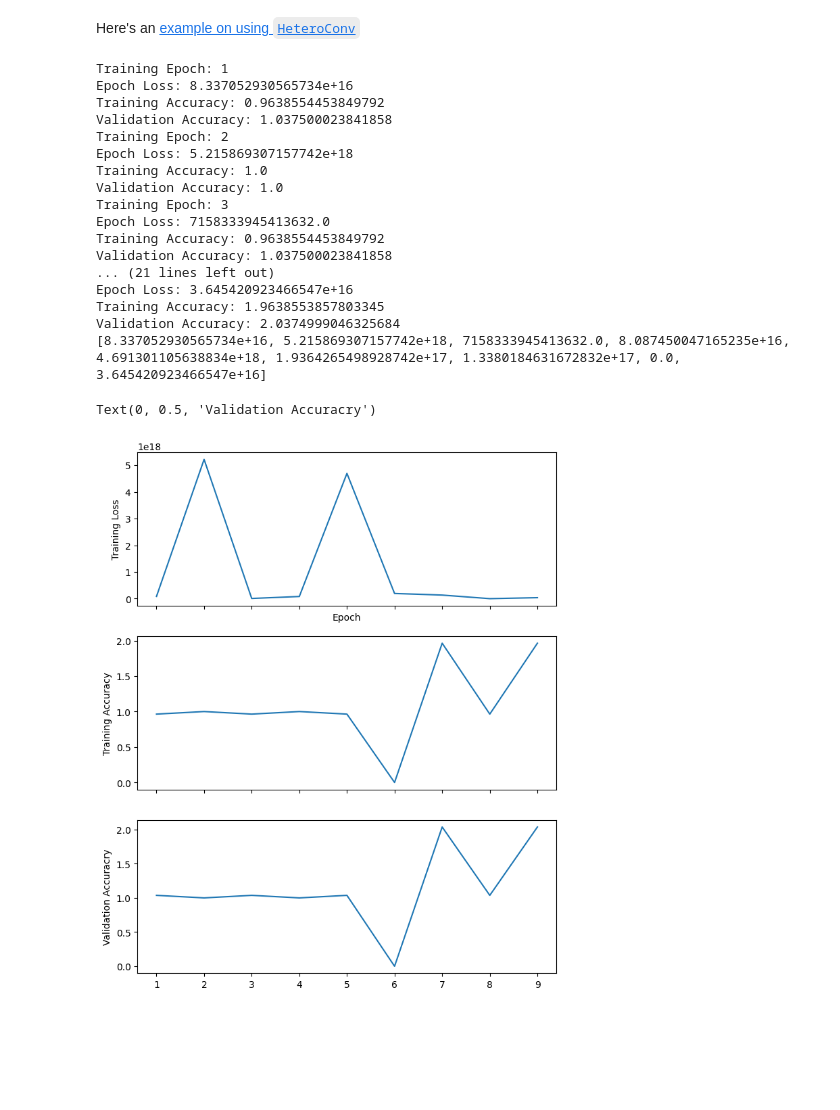
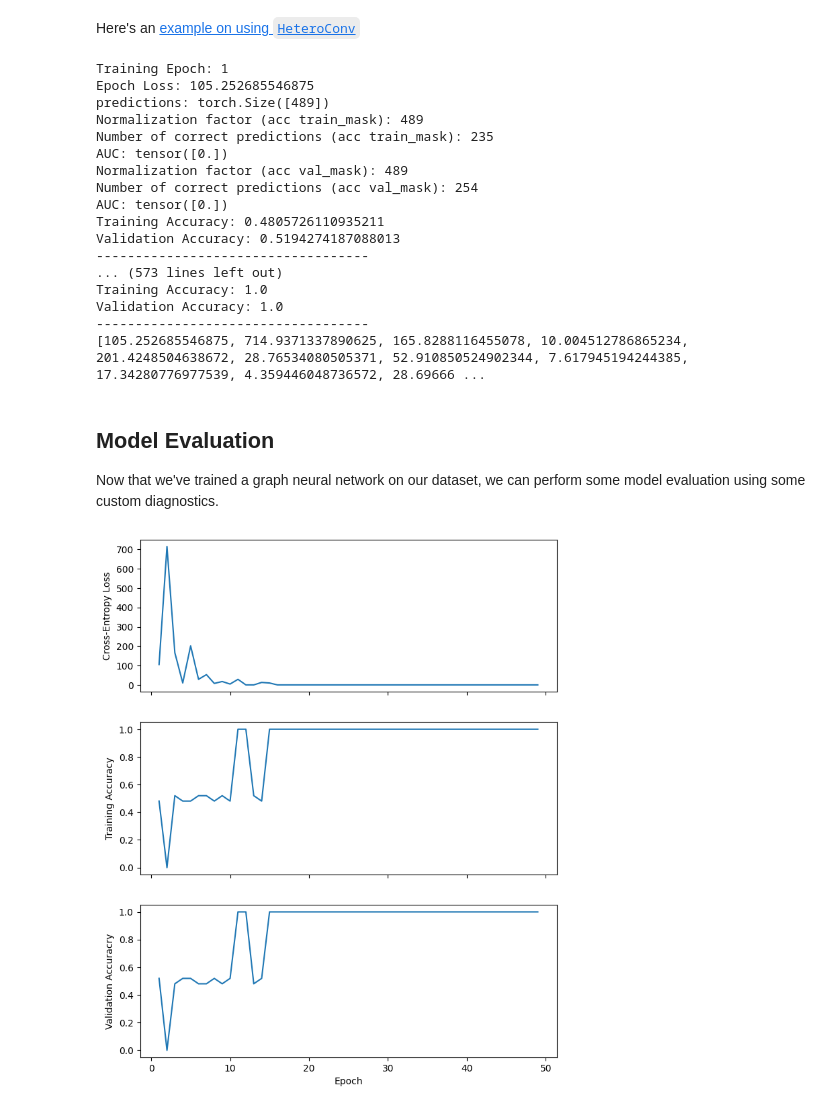
Before and after one commit to andrewbowen19/CUNY-SQLBridge, a Jupyter notebook: Feature_Engineering.ipynb, the cells around one changed output. Drawn from its saved outputs; the diff is of its cells as text; code cells hidden in the pictures; blank space fills up the shorter version.

```diff
--- a/Feature_Engineering.ipynb
+++ b/Feature_Engineering.ipynb
@@ -250,6 +256,8 @@ This data helps us to identify the *presence* of given chemical agents within a
 # Replace old site/facility codes to match standard values
 ih_data['facility'] = ih_data['facility'].str.replace("SRP", "SRS").str.replace("ZIA", "LANL")
 ih_data['agent'] = ih_data['agent'].str.lower()
+
+ih_data['quantity'] = ih_data['quantity'].str.replace("", "0").astype(float)
 
 # Lookup site number for each agent
 ih_data = ih_data.merge(sites_df[['code', "site_code", "site_id"]],
@@ -599,7 +630,7 @@ Number of Unique Employees in dataset: 487
 data['site'].x = sites.to(torch.float)
 
 # Node features for buildings: TODO(abowen): encode more builidng features maybe?
-building_node_features = torch.tensor(buildings[['building_id', 'date']].values.tolist(), dtype=torch.long).to(torch.float)
+building_node_features = torch.tensor(buildings[['building_id', 'age']].values.tolist(), dtype=torch.long).to(torch.float)
 data['building'].x = building_node_features
 
 # Node features for Agents
@@ -755,15 +788,18 @@ data, model = data.to(device), model.to(device)
 # %% [markdown]
 Here's an [example on using `HeteroConv`](https://github.com/pyg-team/pytorch_geometric/blob/master/examples/hetero/hetero_conv_dblp.py)
 # %%
-#with torch.no_grad():  # Initialize lazy modules.
-#    out = model(data.x_dict, data.edge_index_dict)
-optimizer = torch.optim.Adam(model.parameters(), lr=0.01)
+with torch.no_grad():  # Initialize lazy modules
+   out = model(data.x_dict, data.edge_index_dict)
+from torcheval.metrics.aggregation.auc import AUC
+optimizer = torch.optim.Adam(model.parameters(), lr=0.005, weight_decay=0.001)
 
 def train():
     model.train()
     optimizer.zero_grad()
     out = model.forward(data.x_dict, data.edge_index_dict)
     mask = data['employee'].train_mask
+    # print(out[mask])
+    # print(data['employee'].y[mask].to(torch.long))
 
     loss = F.cross_entropy(out[mask], data['employee'].y[mask].to(torch.long))
     loss.backward()
@@ -774,19 +810,33 @@ def train():
 @torch.no_grad()
 def test():
     model.eval()
-    pred = model(data.x_dict, data.edge_index_dict).argmax(dim=-1)
+    pred = model(data.x_dict, data.edge_index_dict).argmax(dim=1)#, keepdim=True)
+    print(f"predictions: {pred.shape}")
 
     accs = []
     for split in ['train_mask', 'val_mask']:
         mask = data['employee'][split]
-        acc = (pred[mask] == data['employee'].y[mask]).sum() / mask.sum()
+        norm = len(data['employee'].y[mask])
+        print(f"Normalization factor (acc {split}):", norm)
+        # Compare masked redicted values (from model) to labels in data (masked)
+        predictions = pred[mask]
+        true_labels = data['employee'].y[mask]
+        correct_preds = predictions.eq(true_labels)#pred[mask] == data['employee'].y[mask]
+
+        num_correct = correct_preds.sum()
+        print(f"Number of correct predictions (acc {split}): {num_correct}")
+        auc = AUC()
+        auc.update(true_labels, pred)
+        auc_metric = auc.compute()
+        print(f"AUC: {auc_metric}")
+        acc = num_correct / norm
         accs.append(float(acc))
     return accs
 
 losses = []
 train_accs = []
 val_accs = []
-num_epochs = 10
+num_epochs = 50
 for epoch in range(1, num_epochs):
     print(f"Training Epoch: {epoch}")
     loss = train()
@@ -798,42 +848,47 @@ for epoch in range(1, num_epochs):
     train_accs.append(train_acc)
     print(f"Validation Accuracy: {val_acc}")
     val_accs.append(val_acc)
+    print("-----------------------------------")
 
 print(losses)
 # %% [output]
 Training Epoch: 1
-Epoch Loss: 8.337052930565734e+16
-Training Accuracy: 0.9638554453849792
-Validation Accuracy: 1.037500023841858
-Training Epoch: 2
-Epoch Loss: 5.215869307157742e+18
+Epoch Loss: 105.252685546875
+predictions: torch.Size([489])
+Normalization factor (acc train_mask): 489
+Number of correct predictions (acc train_mask): 235
+AUC: tensor([0.])
+Normalization factor (acc val_mask): 489
+Number of correct predictions (acc val_mask): 254
+AUC: tensor([0.])
+Training Accuracy: 0.4805726110935211
+Validation Accuracy: 0.5194274187088013
+-----------------------------------
+... (573 lines left out)
 Training Accuracy: 1.0
 Validation Accuracy: 1.0
-Training Epoch: 3
-Epoch Loss: 7158333945413632.0
-Training Accuracy: 0.9638554453849792
-Validation Accuracy: 1.037500023841858
-... (21 lines left out)
-Epoch Loss: 3.645420923466547e+16
-Training Accuracy: 1.9638553857803345
-Validation Accuracy: 2.0374999046325684
-[8.337052930565734e+16, 5.215869307157742e+18, 7158333945413632.0, 8.087450047165235e+16, 4.691301105638834e+18, 1.9364265498928742e+17, 1.3380184631672832e+17, 0.0, 3.645420923466547e+16]
+-----------------------------------
+[105.252685546875, 714.9371337890625, 165.8288116455078, 10.004512786865234, 201.4248504638672, 28.76534080505371, 52.910850524902344, 7.617945194244385, 17.34280776977539, 4.359446048736572, 28.69666 ...
+# %% [markdown]
+## Model Evaluation
+Now that we've trained a graph neural network on our dataset, we can perform some model evaluation using some custom diagnostics.
 # %%
 epochs = [e for e in range(1, num_epochs)]
 
+# Plot loss and training/validation accuracy
 f, axes = plt.subplots(3, 1, sharex=True, figsize=(8,10))
 
 axes[0].plot(epochs, losses)
-axes[0].set_ylabel("Training Loss")
-axes[0].set_xlabel("Epoch")
+axes[0].set_ylabel("Cross-Entropy Loss")
 axes[1].plot(epochs, train_accs)
-
 axes[1].set_ylabel("Training Accuracy")
 axes[2].plot(epochs, val_accs)
 axes[2].set_ylabel("Validation Accuracry")
+axes[2].set_xlabel("Epoch")
+
+f.savefig("/content/train-loss-gnn.png")
 # %% [output]
-Text(0, 0.5, 'Validation Accuracry')
-[figure, old version]
+[figure, new version]
 # %%
 # Save model to pt file
 torch.save(model, "/content/gnn.pt")
```
Also changed, not shown: parts of 24 cells of this notebook.
